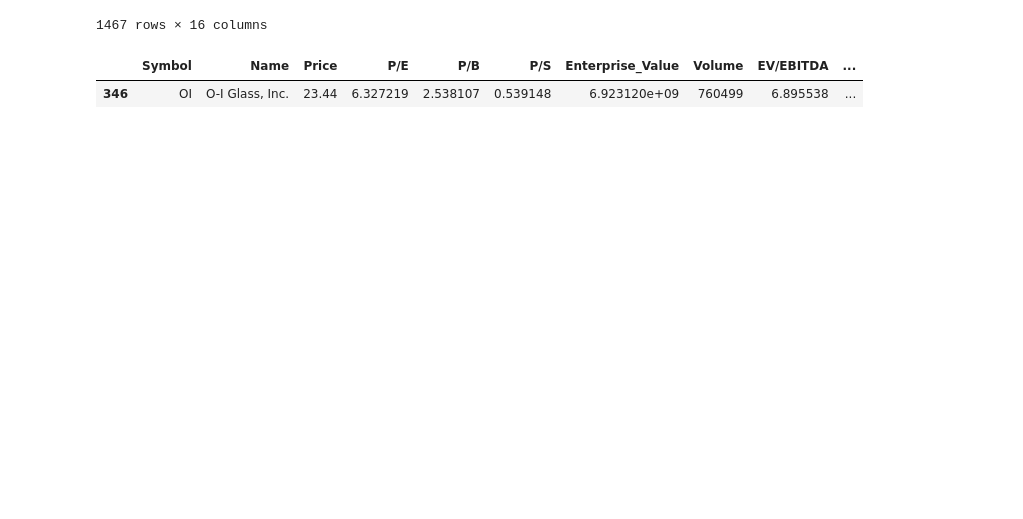
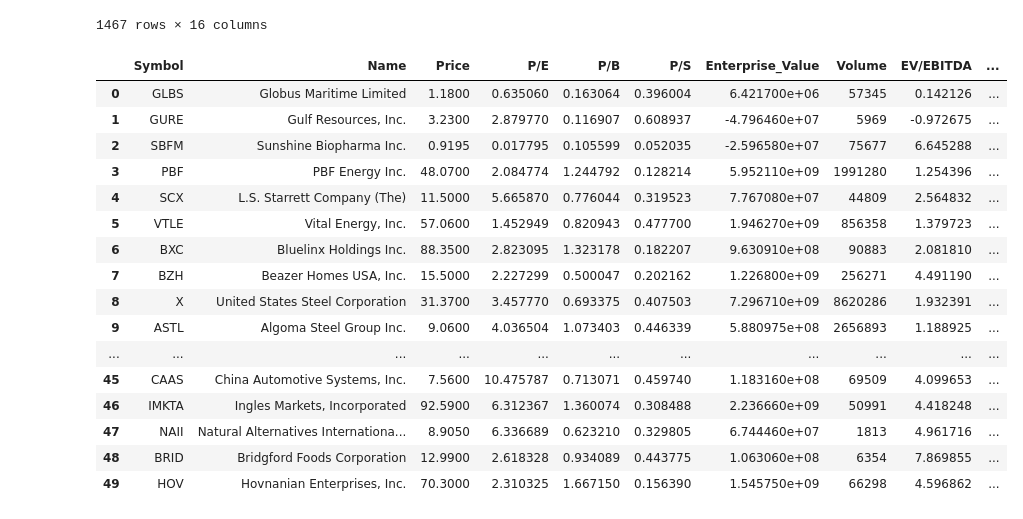
Before and after one commit to msrahman07/Stocks-Screening, a Jupyter notebook: Nasdaq/TradingView/Value_Strategy.ipynb, the cells around one changed output. Cells and saved outputs as stored; diff of their text form; code cells hidden in the pictures; blank space fills up the shorter version.

```diff
--- a/Nasdaq/TradingView/Value_Strategy.ipynb
+++ b/Nasdaq/TradingView/Value_Strategy.ipynb
@@ -140,10 +140,25 @@ rv_dataframe
 rv_dataframe.sort_values('RV Score', ascending=True, inplace=True)
 rv_dataframe.reset_index(inplace=True, drop=True)
 # %%
-rv_dataframe[rv_dataframe['Symbol']=='OI']
+rv_dataframe[:50]
 # %% [output]
 |  | Symbol | Name | Price | P/E | P/B | P/S | Enterprise_Value | Volume | EV/EBITDA | ... |
-| 346 | OI | O-I Glass, Inc. | 23.44 | 6.327219 | 2.538107 | 0.539148 | 6.923120e+09 | 760499 | 6.895538 | ... |
+| 0 | GLBS | Globus Maritime Limited | 1.1800 | 0.635060 | 0.163064 | 0.396004 | 6.421700e+06 | 57345 | 0.142126 | ... |
+| 1 | GURE | Gulf Resources, Inc. | 3.2300 | 2.879770 | 0.116907 | 0.608937 | -4.796460e+07 | 5969 | -0.972675 | ... |
+| 2 | SBFM | Sunshine Biopharma Inc. | 0.9195 | 0.017795 | 0.105599 | 0.052035 | -2.596580e+07 | 75677 | 6.645288 | ... |
+| 3 | PBF | PBF Energy Inc. | 48.0700 | 2.084774 | 1.244792 | 0.128214 | 5.952110e+09 | 1991280 | 1.254396 | ... |
+| 4 | SCX | L.S. Starrett Company (The) | 11.5000 | 5.665870 | 0.776044 | 0.319523 | 7.767080e+07 | 44809 | 2.564832 | ... |
+| 5 | VTLE | Vital Energy, Inc. | 57.0600 | 1.452949 | 0.820943 | 0.477700 | 1.946270e+09 | 856358 | 1.379723 | ... |
+| 6 | BXC | Bluelinx Holdings Inc. | 88.3500 | 2.823095 | 1.323178 | 0.182207 | 9.630910e+08 | 90883 | 2.081810 | ... |
+| 7 | BZH | Beazer Homes USA, Inc. | 15.5000 | 2.227299 | 0.500047 | 0.202162 | 1.226800e+09 | 256271 | 4.491190 | ... |
+| 8 | X | United States Steel Corporation | 31.3700 | 3.457770 | 0.693375 | 0.407503 | 7.296710e+09 | 8620286 | 1.932391 | ... |
+| 9 | ASTL | Algoma Steel Group Inc. | 9.0600 | 4.036504 | 1.073403 | 0.446339 | 5.880975e+08 | 2656893 | 1.188925 | ... |
+| ... | ... | ... | ... | ... | ... | ... | ... | ... | ... | ... |
+| 45 | CAAS | China Automotive Systems, Inc. | 7.5600 | 10.475787 | 0.713071 | 0.459740 | 1.183160e+08 | 69509 | 4.099653 | ... |
+| 46 | IMKTA | Ingles Markets, Incorporated | 92.5900 | 6.312367 | 1.360074 | 0.308488 | 2.236660e+09 | 50991 | 4.418248 | ... |
+| 47 | NAII | Natural Alternatives Internationa... | 8.9050 | 6.336689 | 0.623210 | 0.329805 | 6.744460e+07 | 1813 | 4.961716 | ... |
+| 48 | BRID | Bridgford Foods Corporation | 12.9900 | 2.618328 | 0.934089 | 0.443775 | 1.063060e+08 | 6354 | 7.869855 | ... |
+| 49 | HOV | Hovnanian Enterprises, Inc. | 70.3000 | 2.310325 | 1.667150 | 0.156390 | 1.545750e+09 | 66298 | 4.596862 | ... |
 # %%
 # rv_dataframe.to_csv('10_to_30_vol_over_500k_result.csv', index=False)
 # %%
```
Also changed, not shown: parts of 2 cells of this notebook, 6 other files.
